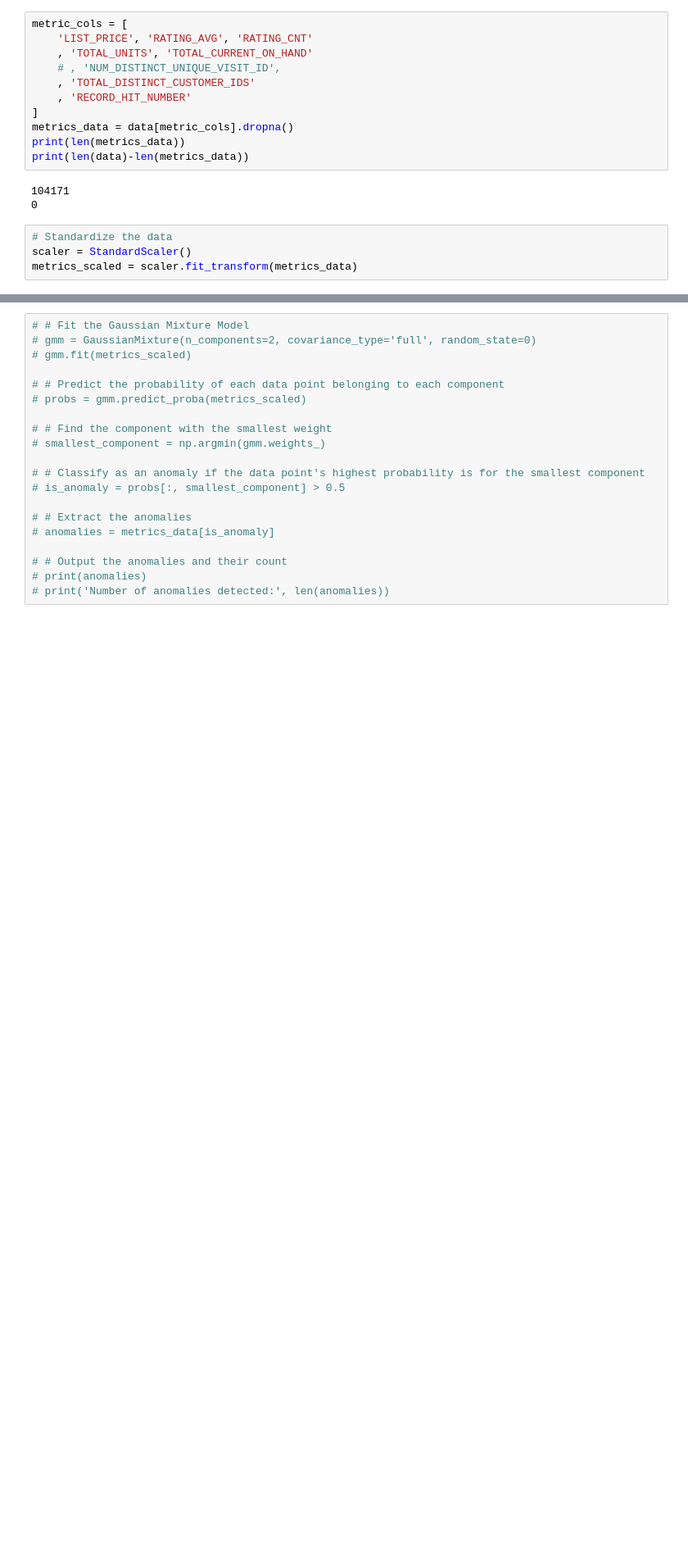
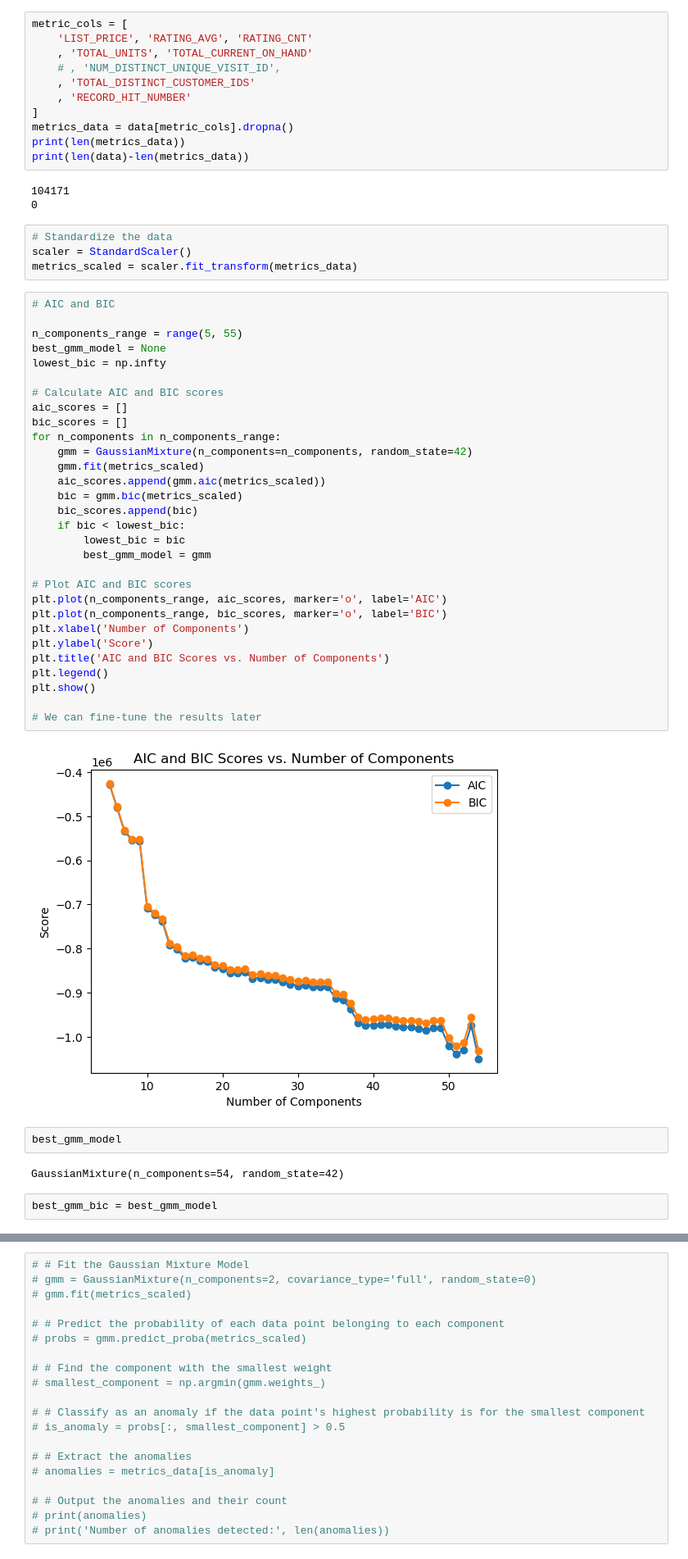
Before and after one commit to yli3-chwy/PulseGuard-Sales, a Jupyter notebook: notebooks/oneweek_Premium_GMM.ipynb, the cells around one changed output, grey strips where cells are left out. Shown at 82% size. Drawn from its saved outputs; the diff is of its cells as text; blank space fills up the shorter version.

Commit message:
Update analytical results.

```diff
--- a/notebooks/oneweek_Premium_GMM.ipynb
+++ b/notebooks/oneweek_Premium_GMM.ipynb
@@ -148,3 +148,41 @@ print(len(data)-len(metrics_data))
 # Standardize the data
 scaler = StandardScaler()
 metrics_scaled = scaler.fit_transform(metrics_data)
+# %%
+# AIC and BIC
+
+n_components_range = range(5, 55)
+best_gmm_model = None
+lowest_bic = np.infty
+
+# Calculate AIC and BIC scores
+aic_scores = []
+bic_scores = []
+for n_components in n_components_range:
+    gmm = GaussianMixture(n_components=n_components, random_state=42)
+    gmm.fit(metrics_scaled)
+    aic_scores.append(gmm.aic(metrics_scaled))
+    bic = gmm.bic(metrics_scaled)
+    bic_scores.append(bic)
+    if bic < lowest_bic:
+        lowest_bic = bic
+        best_gmm_model = gmm
+
+# Plot AIC and BIC scores
+plt.plot(n_components_range, aic_scores, marker='o', label='AIC')
+plt.plot(n_components_range, bic_scores, marker='o', label='BIC')
+plt.xlabel('Number of Components')
+plt.ylabel('Score')
+plt.title('AIC and BIC Scores vs. Number of Components')
+plt.legend()
+plt.show()
+
+# We can fine-tune the results later
+# %% [output]
+[figure, added]
+# %%
+best_gmm_model
+# %% [output]
+GaussianMixture(n_components=54, random_state=42)
+# %%
+best_gmm_bic = best_gmm_model
```
Also changed, not shown: parts of 3 cells of this notebook, 8 other files.
